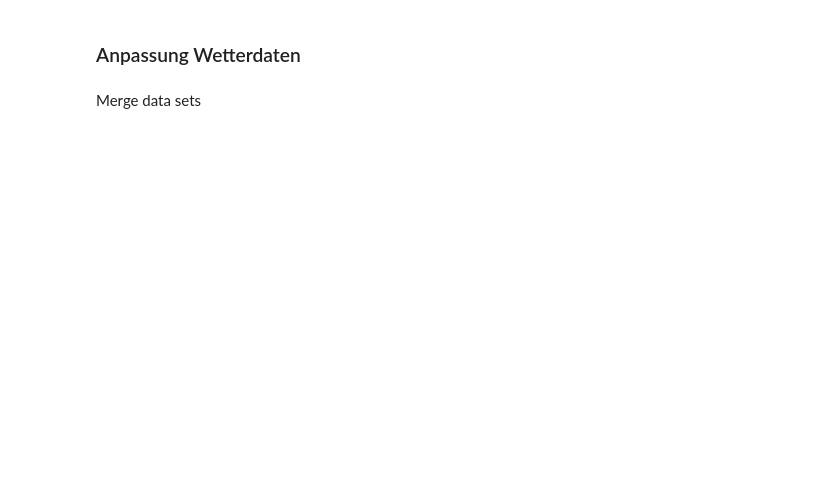
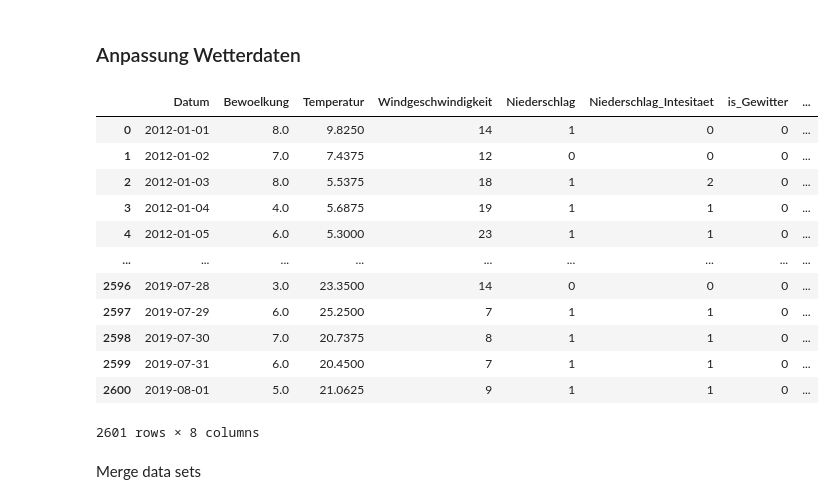
Before and after one commit to vitalisor/bakery_sales_prediction, a Jupyter notebook: 0_DataPreparation/00_common_df.ipynb, the cells around one changed output. Cells and saved outputs as stored; diff of their text form; code cells hidden in the pictures; blank space fills up the shorter version.

```diff
--- a/0_DataPreparation/00_common_df.ipynb
+++ b/0_DataPreparation/00_common_df.ipynb
@@ -123,11 +135,27 @@ def get_category_number(code, category_dict, number_dict):
 # %%
 merged_df = wetter.copy()
 
 merged_df['Niederschlag'] = merged_df['Wettercode'].apply(lambda x: get_category_number(x, niederschlag_art_codes, niederschlag_art_number))
 merged_df['Niederschlag_Intesitaet'] = merged_df['Wettercode'].apply(lambda x: get_category_number(x, niederschlag_intensität_codes, niederschlag_intensität_number))
 merged_df['is_Gewitter'] = merged_df['Wettercode'].apply(lambda x: is_gewitter(x))
 merged_df['Temperatur_Kategorie'] = merged_df.apply(lambda row: kategorisiere_temperatur(row['Temperatur'], row['Datum'].month), axis=1)
 merged_df = merged_df.drop(columns=['Wettercode'])
+
+merged_df
+# %% [output]
+|  | Datum | Bewoelkung | Temperatur | Windgeschwindigkeit | Niederschlag | Niederschlag_Intesitaet | is_Gewitter | ... |
+| 0 | 2012-01-01 | 8.0 | 9.8250 | 14 | 1 | 0 | 0 | ... |
+| 1 | 2012-01-02 | 7.0 | 7.4375 | 12 | 0 | 0 | 0 | ... |
+| 2 | 2012-01-03 | 8.0 | 5.5375 | 18 | 1 | 2 | 0 | ... |
+| 3 | 2012-01-04 | 4.0 | 5.6875 | 19 | 1 | 1 | 0 | ... |
+| 4 | 2012-01-05 | 6.0 | 5.3000 | 23 | 1 | 1 | 0 | ... |
+| ... | ... | ... | ... | ... | ... | ... | ... | ... |
+| 2596 | 2019-07-28 | 3.0 | 23.3500 | 14 | 0 | 0 | 0 | ... |
+| 2597 | 2019-07-29 | 6.0 | 25.2500 | 7 | 1 | 1 | 0 | ... |
+| 2598 | 2019-07-30 | 7.0 | 20.7375 | 8 | 1 | 1 | 0 | ... |
+| 2599 | 2019-07-31 | 6.0 | 20.4500 | 7 | 1 | 1 | 0 | ... |
+| 2600 | 2019-08-01 | 5.0 | 21.0625 | 9 | 1 | 1 | 0 | ... |
+2601 rows × 8 columns
 # %% [markdown]
 Merge data sets
 # %%
```
Also changed, not shown: parts of 5 cells of this notebook.
